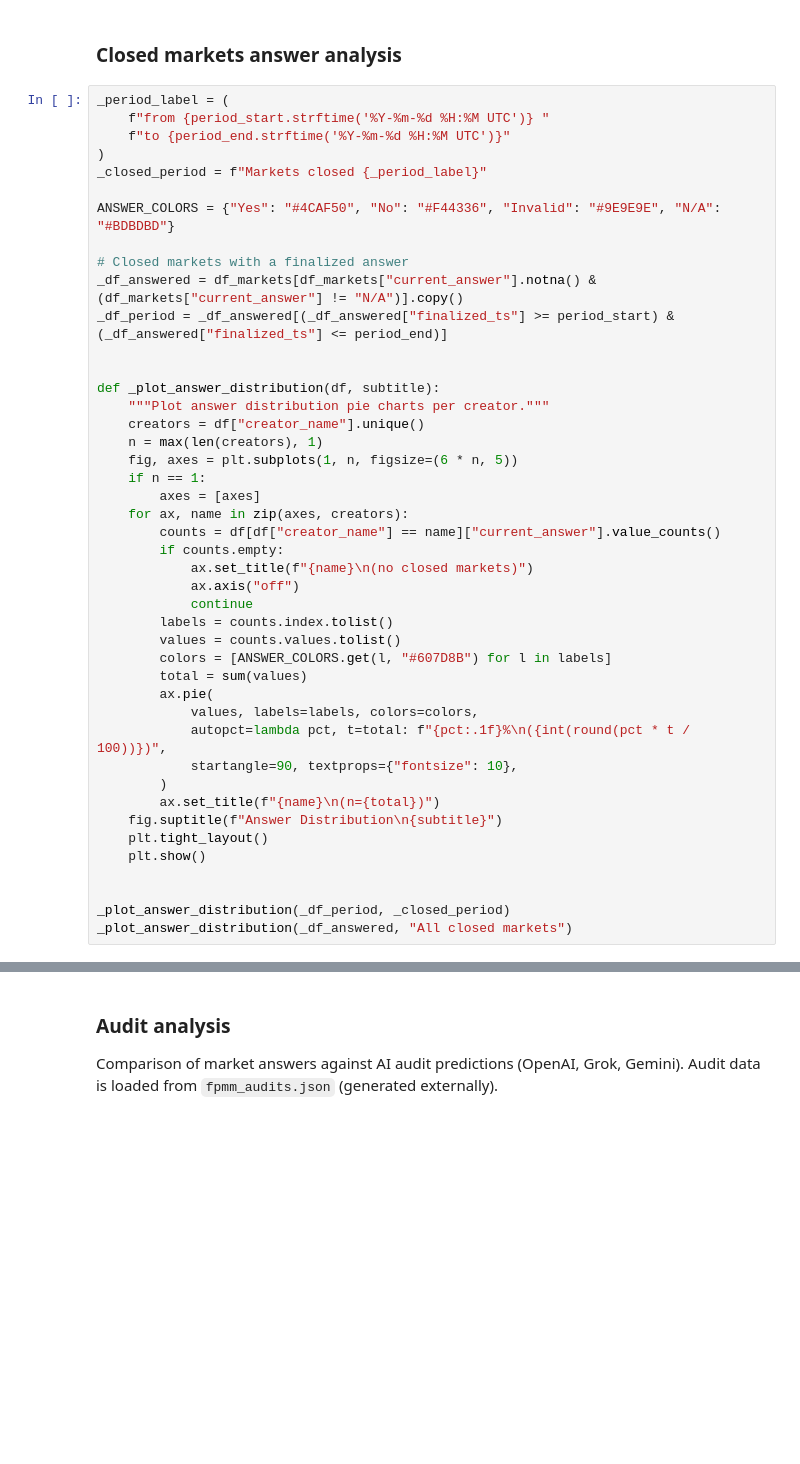
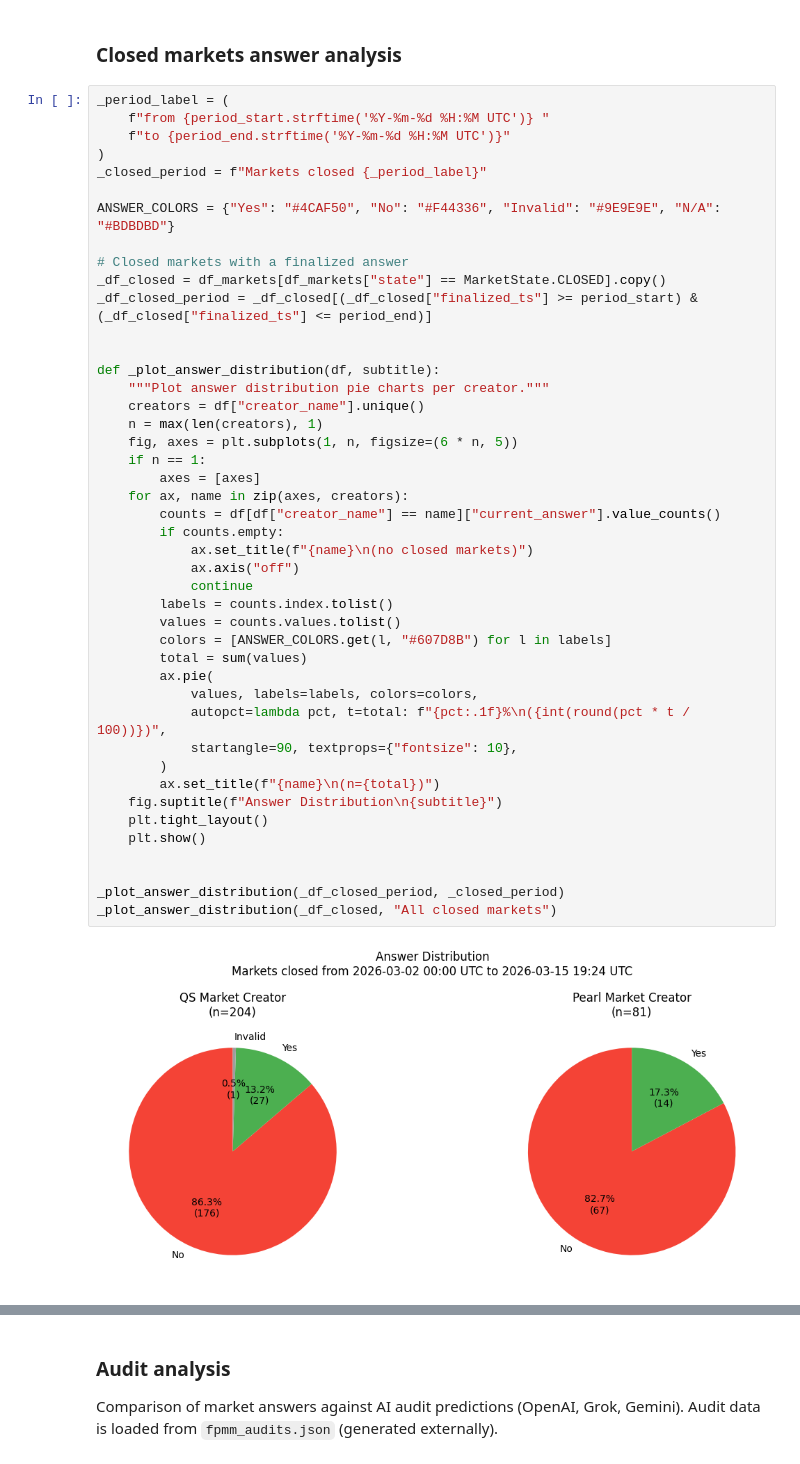
Before and after one commit to valory-xyz/market-creator, a Jupyter notebook: notebooks/market_creator_activity.ipynb, the cells around one changed output, grey strips where cells are left out. Drawn from its saved outputs; the diff is of its cells as text; blank space fills up the shorter version.

```diff
--- a/notebooks/market_creator_activity.ipynb
+++ b/notebooks/market_creator_activity.ipynb
@@ -244,37 +244,39 @@ _closed_period = f"Markets closed {_period_label}"
 ANSWER_COLORS = {"Yes": "#4CAF50", "No": "#F44336", "Invalid": "#9E9E9E", "N/A": "#BDBDBD"}
 
 # Closed markets with a finalized answer
-_df_answered = df_markets[df_markets["current_answer"].notna() & (df_markets["current_answer"] != "N/A")].copy()
-_df_period = _df_answered[(_df_answered["finalized_ts"] >= period_start) & (_df_answered["finalized_ts"] <= period_end)]
+_df_closed = df_markets[df_markets["state"] == MarketState.CLOSED].copy()
+_df_closed_period = _df_closed[(_df_closed["finalized_ts"] >= period_start) & (_df_closed["finalized_ts"] <= period_end)]
 
 
 def _plot_answer_distribution(df, subtitle):
     """Plot answer distribution pie charts per creator."""
     creators = df["creator_name"].unique()
     n = max(len(creators), 1)
     fig, axes = plt.subplots(1, n, figsize=(6 * n, 5))
     if n == 1:
         axes = [axes]
     for ax, name in zip(axes, creators):
         counts = df[df["creator_name"] == name]["current_answer"].value_counts()
         if counts.empty:
             ax.set_title(f"{name}\n(no closed markets)")
             ax.axis("off")
             continue
         labels = counts.index.tolist()
         values = counts.values.tolist()
         colors = [ANSWER_COLORS.get(l, "#607D8B") for l in labels]
         total = sum(values)
         ax.pie(
             values, labels=labels, colors=colors,
             autopct=lambda pct, t=total: f"{pct:.1f}%\n({int(round(pct * t / 100))})",
             startangle=90, textprops={"fontsize": 10},
         )
         ax.set_title(f"{name}\n(n={total})")
     fig.suptitle(f"Answer Distribution\n{subtitle}")
     plt.tight_layout()
     plt.show()
 
 
-_plot_answer_distribution(_df_period, _closed_period)
-_plot_answer_distribution(_df_answered, "All closed markets")
+_plot_answer_distribution(_df_closed_period, _closed_period)
+_plot_answer_distribution(_df_closed, "All closed markets")
+# %% [output]
+[figure, added]
```
Also changed, not shown: parts of 1 cell of this notebook.
